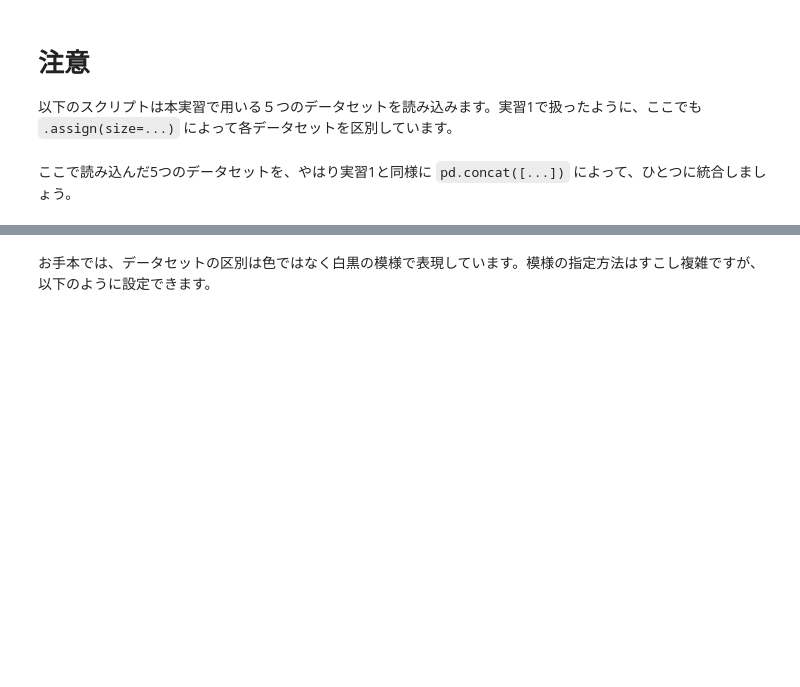
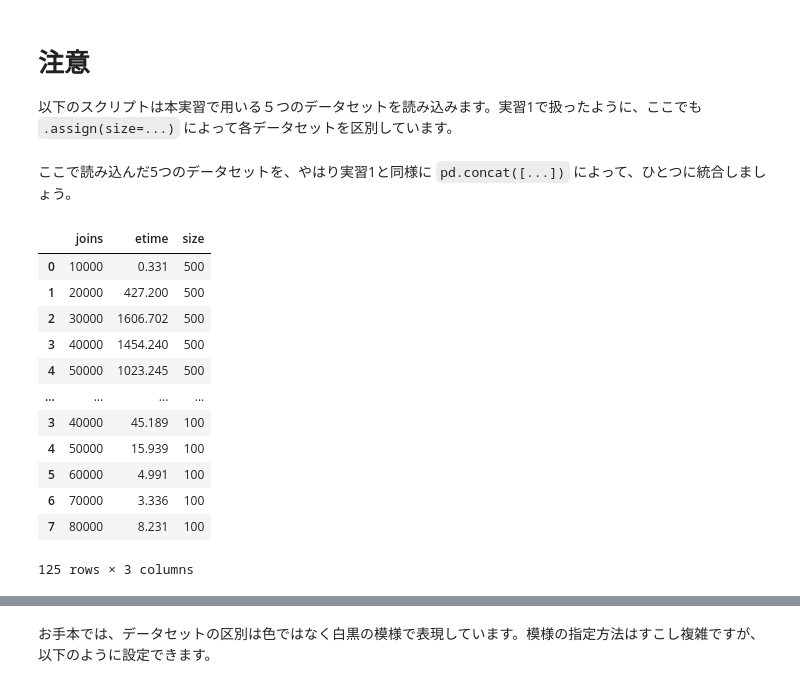
Before and after one commit to wakita/il2024-data, a Jupyter notebook: content/ex-bar-charts.ipynb, the cells around one changed output, grey strips where cells are left out. Saved outputs shown, nothing was run; the diff lists cells and outputs as text; code cells hidden in the pictures; blank space fills up the shorter version.

```diff
--- a/content/ex-bar-charts.ipynb
+++ b/content/ex-bar-charts.ipynb
@@ -22,6 +22,20 @@ cnm500 = pd.read_csv(f'data/cnm/time-join-500K.data', sep=' ', names=['joins', '
 # %% [markdown]
 ここで読み込んだ5つのデータセットを、やはり実習1と同様に `pd.concat([...])` によって、ひとつに統合しましょう。
 # %%
-cnm_series = pd.concat([cnm100, cnm200, cnm300, cnm400, cnm500])
+cnm_series = pd.concat([cnm500, cnm400, cnm300, cnm200, cnm100])
 cnm_series
+# %% [output]
+|  | joins | etime | size |
+| 0 | 10000 | 0.331 | 500 |
+| 1 | 20000 | 427.200 | 500 |
+| 2 | 30000 | 1606.702 | 500 |
+| 3 | 40000 | 1454.240 | 500 |
+| 4 | 50000 | 1023.245 | 500 |
+| ... | ... | ... | ... |
+| 3 | 40000 | 45.189 | 100 |
+| 4 | 50000 | 15.939 | 100 |
+| 5 | 60000 | 4.991 | 100 |
+| 6 | 70000 | 3.336 | 100 |
+| 7 | 80000 | 8.231 | 100 |
+125 rows × 3 columns
 # %% [markdown]
```
Also changed, not shown: parts of 3 cells of this notebook, 1 other file.
